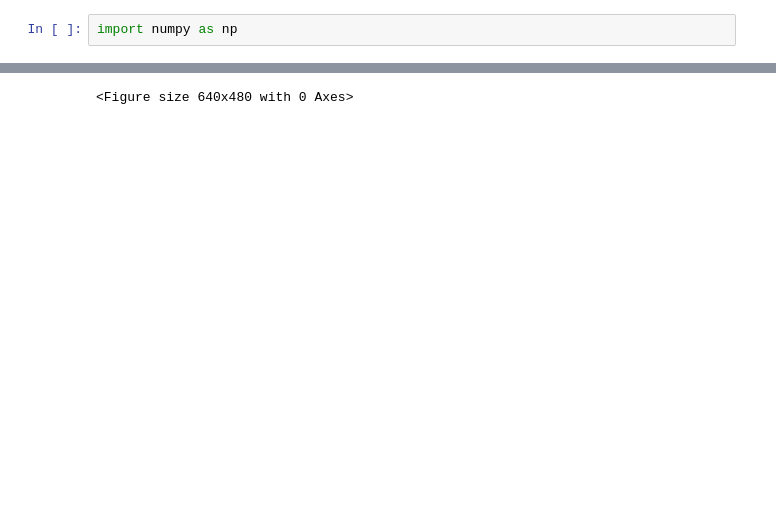
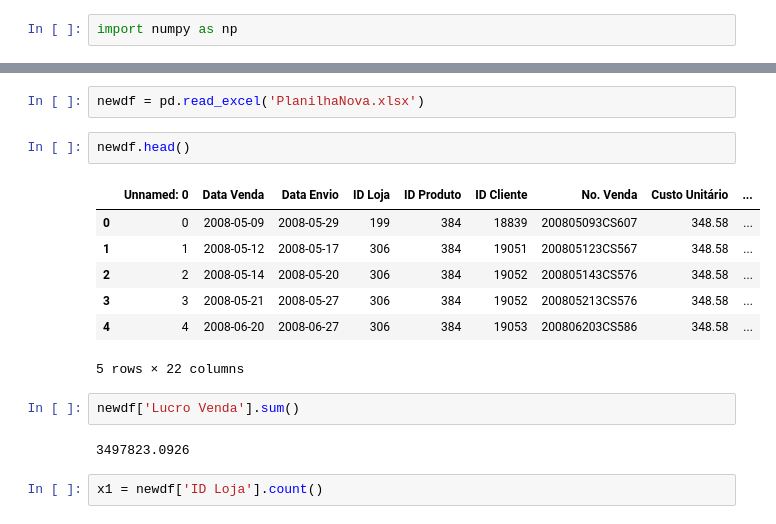
Before and after one commit to jonnypaiva/relatorio, a Jupyter notebook: Automação de relatório.ipynb, the cells around one changed output, grey strips where cells are left out. Saved outputs shown, nothing was run; the diff lists cells and outputs as text; blank space fills up the shorter version.

```diff
--- a/Automação de relatório.ipynb
+++ b/Automação de relatório.ipynb
@@ -514,3 +522,18 @@ plt.show()
 # %%
+newdf = pd.read_excel('PlanilhaNova.xlsx')
-# %% [output]
-<Figure size 640x480 with 0 Axes>
+# %%
+newdf.head()
+# %% [output]
+|  | Unnamed: 0 | Data Venda | Data Envio | ID Loja | ID Produto | ID Cliente | No. Venda | Custo Unitário | ... |
+| 0 | 0 | 2008-05-09 | 2008-05-29 | 199 | 384 | 18839 | 200805093CS607 | 348.58 | ... |
+| 1 | 1 | 2008-05-12 | 2008-05-17 | 306 | 384 | 19051 | 200805123CS567 | 348.58 | ... |
+| 2 | 2 | 2008-05-14 | 2008-05-20 | 306 | 384 | 19052 | 200805143CS576 | 348.58 | ... |
+| 3 | 3 | 2008-05-21 | 2008-05-27 | 306 | 384 | 19052 | 200805213CS576 | 348.58 | ... |
+| 4 | 4 | 2008-06-20 | 2008-06-27 | 306 | 384 | 19053 | 200806203CS586 | 348.58 | ... |
+5 rows × 22 columns
+# %%
+newdf['Lucro Venda'].sum()
+# %% [output]
+3497823.0926
+# %%
+x1 = newdf['ID Loja'].count()
```
Also changed, not shown: parts of 11 cells of this notebook.
